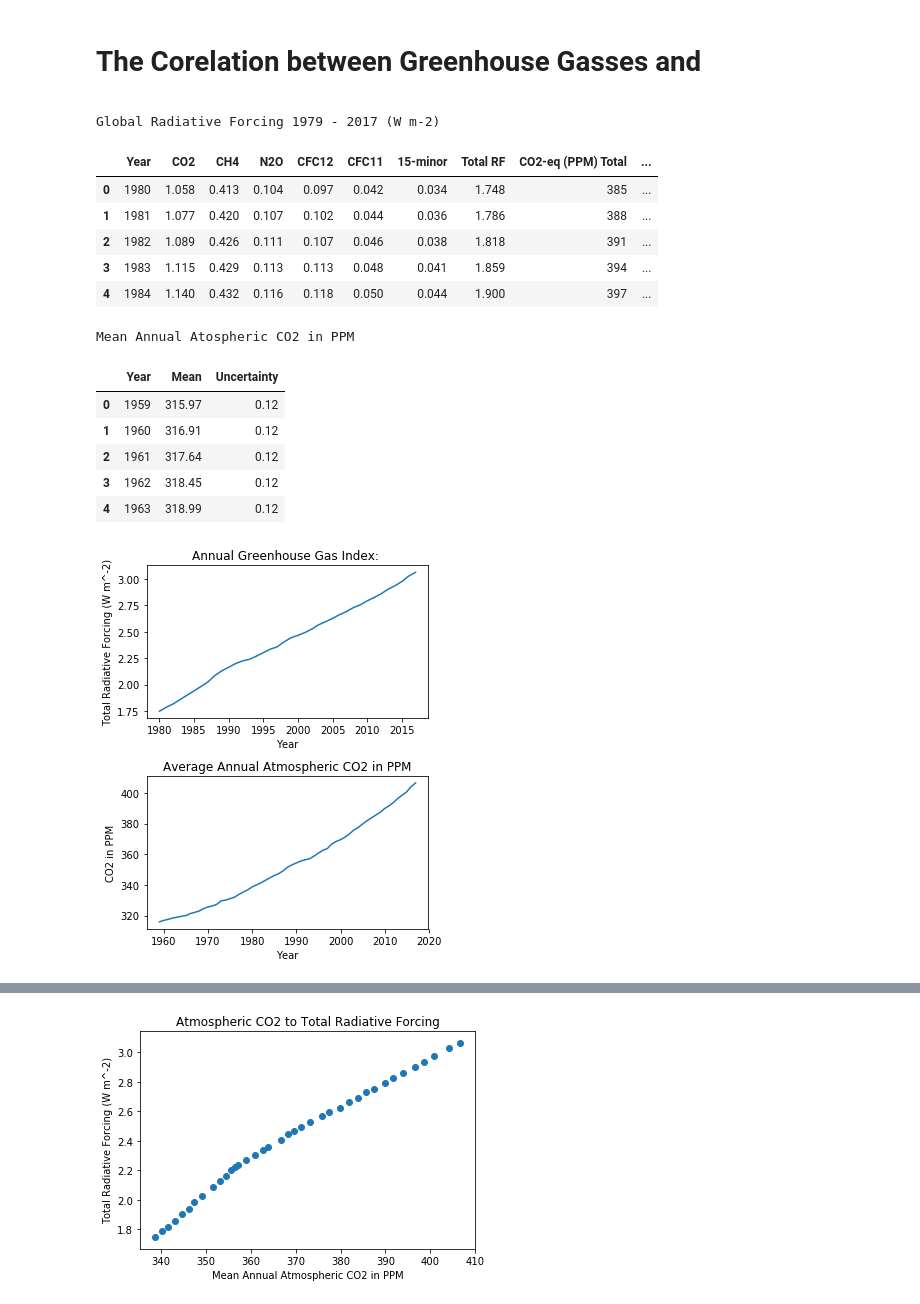
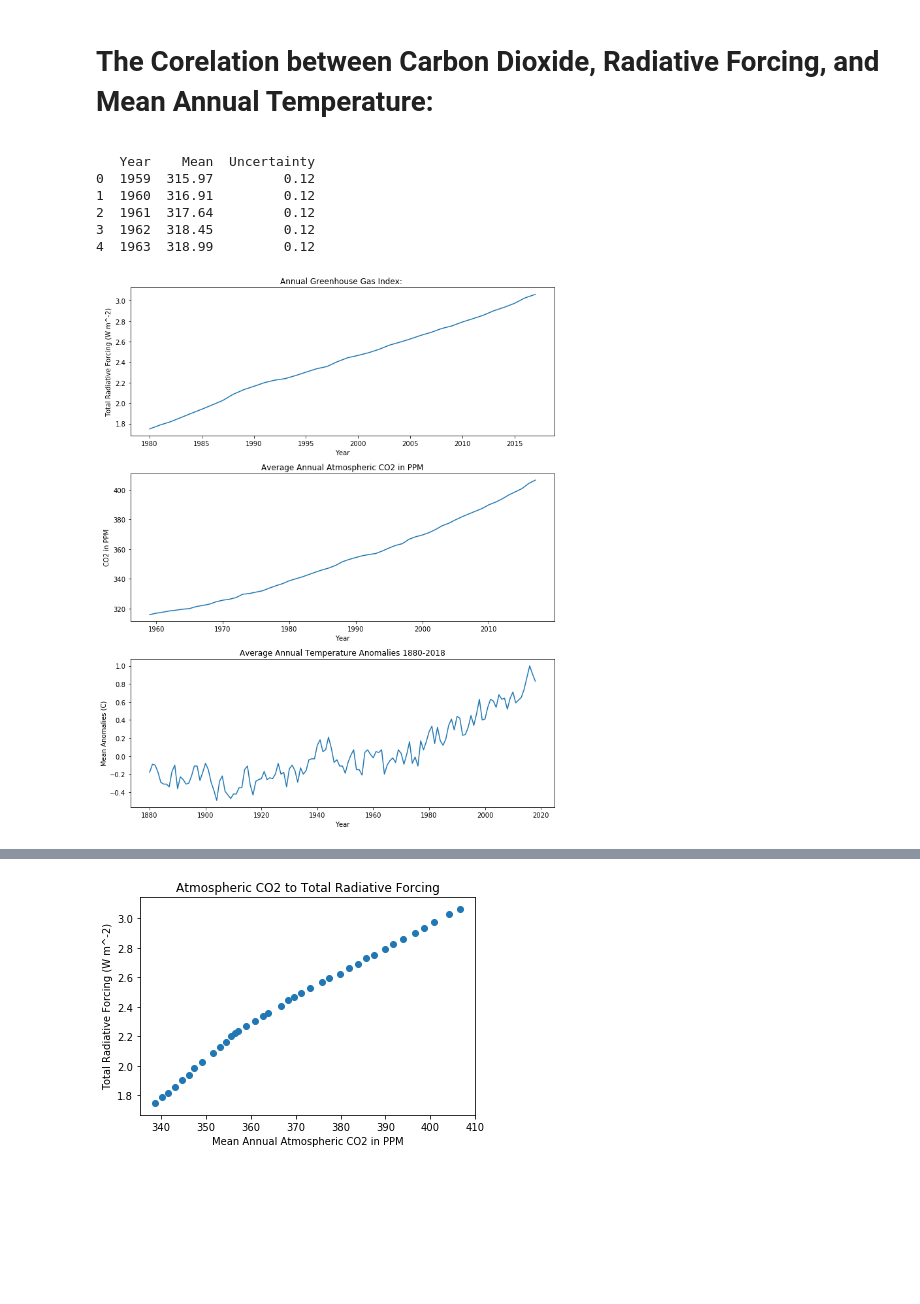
Before and after one commit to Cervantes92/ghg-and-their-effects, a Jupyter notebook: main.ipynb, the cells around one changed output, grey strips where cells are left out. Drawn from its saved outputs; the diff is of its cells as text; code cells hidden in the pictures; blank space fills up the shorter version.

Commit message:
Added More Data
Added Mean Temperature Anomalies.

```diff
--- a/main.ipynb
+++ b/main.ipynb
@@ -1,5 +1,5 @@
 # %% [markdown]
-<h1>The Corelation between Greenhouse Gasses and  </h1>
+<h1>The Corelation between Carbon Dioxide, Radiative Forcing, and Mean Annual Temperature:</h1>
 <p></p>
 # %%
 import pandas as pd
@@ -11,46 +11,44 @@ import matplotlib as mpl
 #Global Radiative Forcing 1980 - 2017 (W m-2)
 aggi = pd.read_csv('noaa/AGGI_Table-1.csv')
 
-print('Global Radiative Forcing 1979 - 2017 (W m-2)')
-aggi.head()
+#Atmospheric CO2 in PPM 1959-2017
+co2ppm = pd.read_csv('datahub/co2-annmean-mlo_csv.csv')
+
+#Global Mean Land-Sea Temperature 1880-2018
+temp = pd.read_csv('nasa/GLB.Ts+dSST-1.csv')
+
+#print('Mean Annual Atospheric CO2 in PPM')
+#co2ppm.head()
 # %% [output]
-Global Radiative Forcing 1979 - 2017 (W m-2)
+   Year    Mean  Uncertainty
+0  1959  315.97         0.12
+1  1960  316.91         0.12
+2  1961  317.64         0.12
+3  1962  318.45         0.12
+4  1963  318.99         0.12
-|  | Year | CO2 | CH4 | N2O | CFC12 | CFC11 | 15-minor | Total RF | CO2-eq (PPM) Total | ... |
-| 0 | 1980 | 1.058 | 0.413 | 0.104 | 0.097 | 0.042 | 0.034 | 1.748 | 385 | ... |
-| 1 | 1981 | 1.077 | 0.420 | 0.107 | 0.102 | 0.044 | 0.036 | 1.786 | 388 | ... |
-| 2 | 1982 | 1.089 | 0.426 | 0.111 | 0.107 | 0.046 | 0.038 | 1.818 | 391 | ... |
-| 3 | 1983 | 1.115 | 0.429 | 0.113 | 0.113 | 0.048 | 0.041 | 1.859 | 394 | ... |
-| 4 | 1984 | 1.140 | 0.432 | 0.116 | 0.118 | 0.050 | 0.044 | 1.900 | 397 | ... |
-# %%
-co2ppm = pd.read_csv('datahub/co2-annmean-mlo_csv.csv')
-
-print('Mean Annual Atospheric CO2 in PPM')
-co2ppm.head()
-# %% [output]
-Mean Annual Atospheric CO2 in PPM
-|  | Year | Mean | Uncertainty |
-| 0 | 1959 | 315.97 | 0.12 |
-| 1 | 1960 | 316.91 | 0.12 |
-| 2 | 1961 | 317.64 | 0.12 |
-| 3 | 1962 | 318.45 | 0.12 |
-| 4 | 1963 | 318.99 | 0.12 |
 # %%
-plt.figure(figsize = (5,6))
+plt.figure(figsize = (10,12))
 
 #Plot of Total
-plt.subplot(2,1,1)
+plt.subplot(3,1,1)
 plt.plot(aggi['Year'], aggi['Total RF'])
 plt.title('Annual Greenhouse Gas Index: ')
 plt.xlabel('Year')
 plt.ylabel('Total Radiative Forcing (W m^-2)')
 
-plt.subplot(2,1,2)
+plt.subplot(3,1,2)
 plt.plot(co2ppm['Year'], co2ppm['Mean'])
 plt.title('Average Annual Atmospheric CO2 in PPM')
 plt.xlabel('Year')
 plt.ylabel('CO2 in PPM')
 
+plt.subplot(3,1,3)
+plt.plot(temp['Year'], temp['J-D'])
+plt.title('Average Annual Temperature Anomalies 1880-2018')
+plt.xlabel('Year')
+plt.ylabel('Mean Anomalies (C)')
+
 plt.tight_layout()
 plt.show()
 # %% [output]
-[figure, old version]
+[figure, new version]
```
Also changed, not shown: parts of 3 cells of this notebook, 3 other files.
